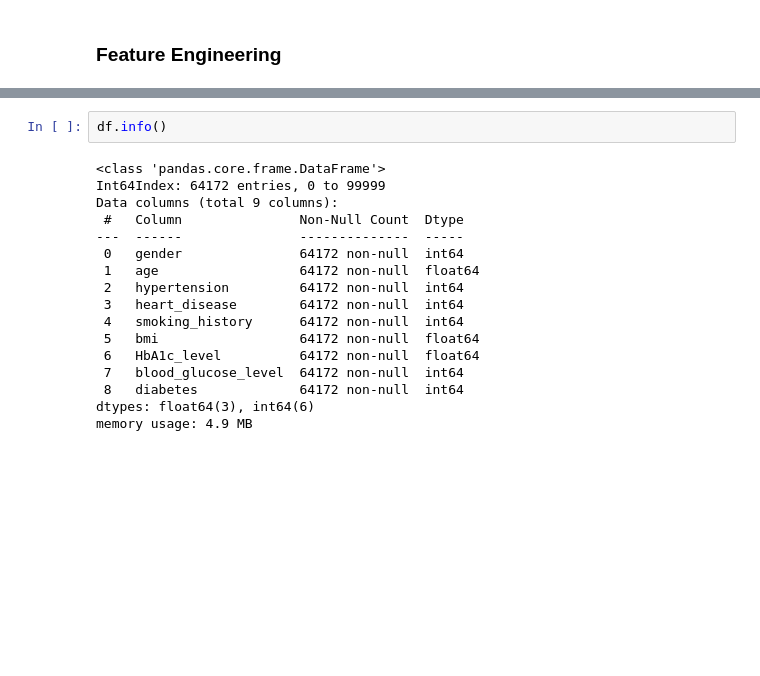
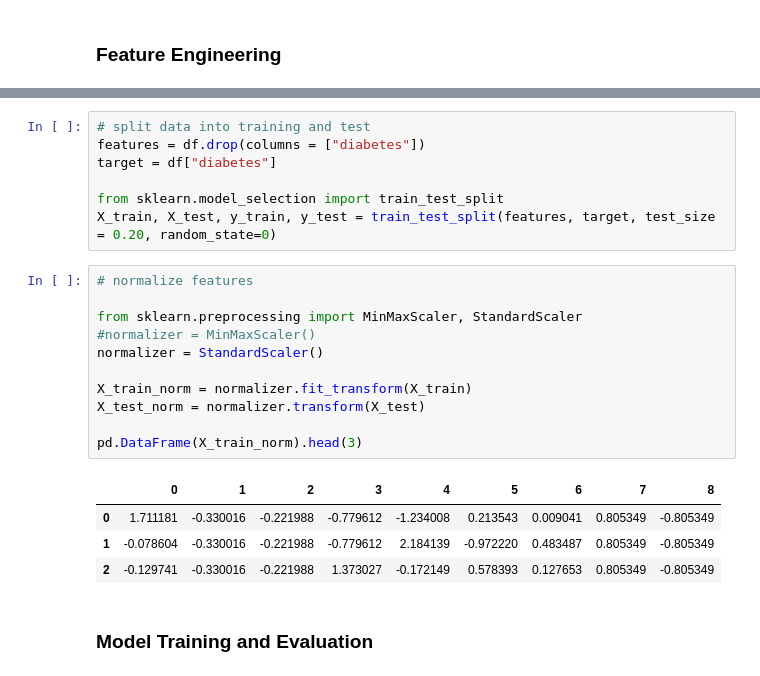
Before and after one commit to tobiasuihlein/diabetes_screening_and_diagnostics, a Jupyter notebook: notebooks/Draft.ipynb, the cells around one changed output, grey strips where cells are left out. Cells and saved outputs as stored; diff of their text form; blank space fills up the shorter version.

```diff
--- a/notebooks/Draft.ipynb
+++ b/notebooks/Draft.ipynb
@@ -37,19 +90,25 @@ df.head(3)
-# %%
-df.info()
-# %% [output]
-<class 'pandas.core.frame.DataFrame'>
-Int64Index: 64172 entries, 0 to 99999
-Data columns (total 9 columns):
- #   Column               Non-Null Count  Dtype
----  ------               --------------  -----
- 0   gender               64172 non-null  int64
- 1   age                  64172 non-null  float64
- 2   hypertension         64172 non-null  int64
- 3   heart_disease        64172 non-null  int64
- 4   smoking_history      64172 non-null  int64
- 5   bmi                  64172 non-null  float64
- 6   HbA1c_level          64172 non-null  float64
- 7   blood_glucose_level  64172 non-null  int64
- 8   diabetes             64172 non-null  int64
-dtypes: float64(3), int64(6)
-memory usage: 4.9 MB
+# %%
+# split data into training and test
+features = df.drop(columns = ["diabetes"])
+target = df["diabetes"]
+
+from sklearn.model_selection import train_test_split
+X_train, X_test, y_train, y_test = train_test_split(features, target, test_size = 0.20, random_state=0)
+# %%
+# normalize features
+
+from sklearn.preprocessing import MinMaxScaler, StandardScaler
+#normalizer = MinMaxScaler()
+normalizer = StandardScaler()
+
+X_train_norm = normalizer.fit_transform(X_train)
+X_test_norm = normalizer.transform(X_test)
+
+pd.DataFrame(X_train_norm).head(3)
+# %% [output]
+|  | 0 | 1 | 2 | 3 | 4 | 5 | 6 | 7 | 8 |
+| 0 | 1.711181 | -0.330016 | -0.221988 | -0.779612 | -1.234008 | 0.213543 | 0.009041 | 0.805349 | -0.805349 |
+| 1 | -0.078604 | -0.330016 | -0.221988 | -0.779612 | 2.184139 | -0.972220 | 0.483487 | 0.805349 | -0.805349 |
+| 2 | -0.129741 | -0.330016 | -0.221988 | 1.373027 | -0.172149 | 0.578393 | 0.127653 | 0.805349 | -0.805349 |
+# %% [markdown]
+### Model Training and Evaluation
```
Also changed, not shown: parts of 12 cells of this notebook.
